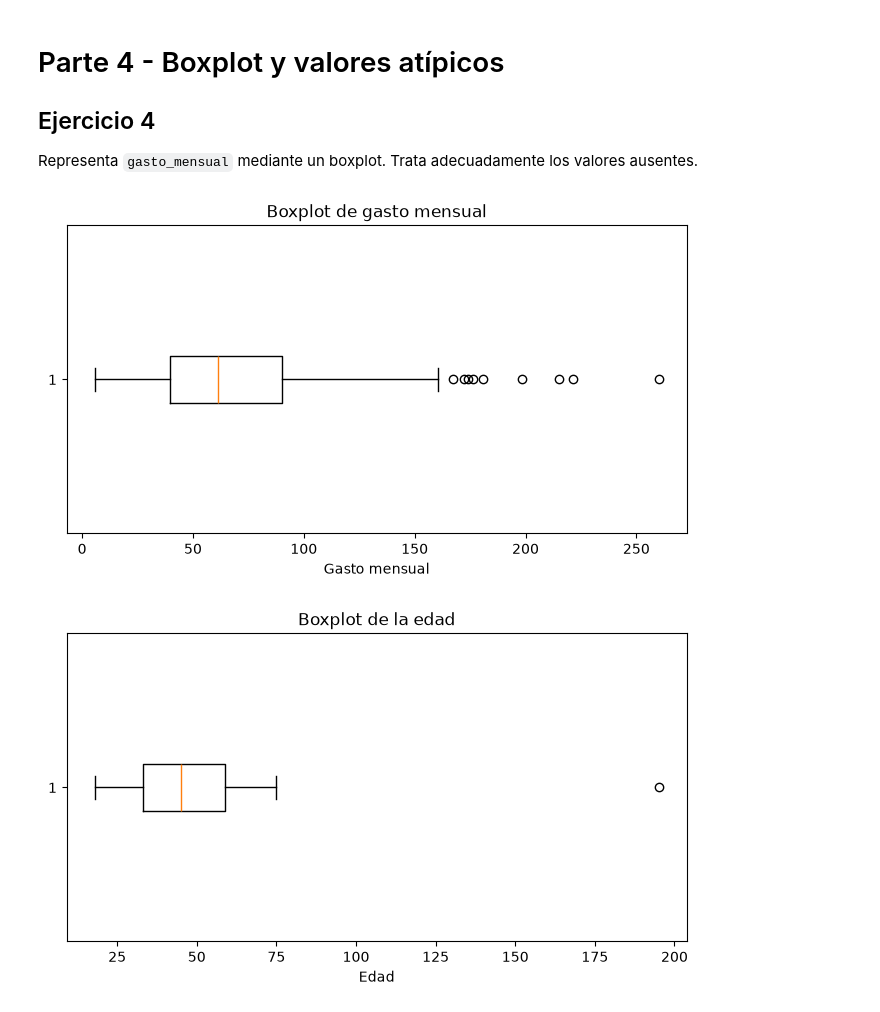
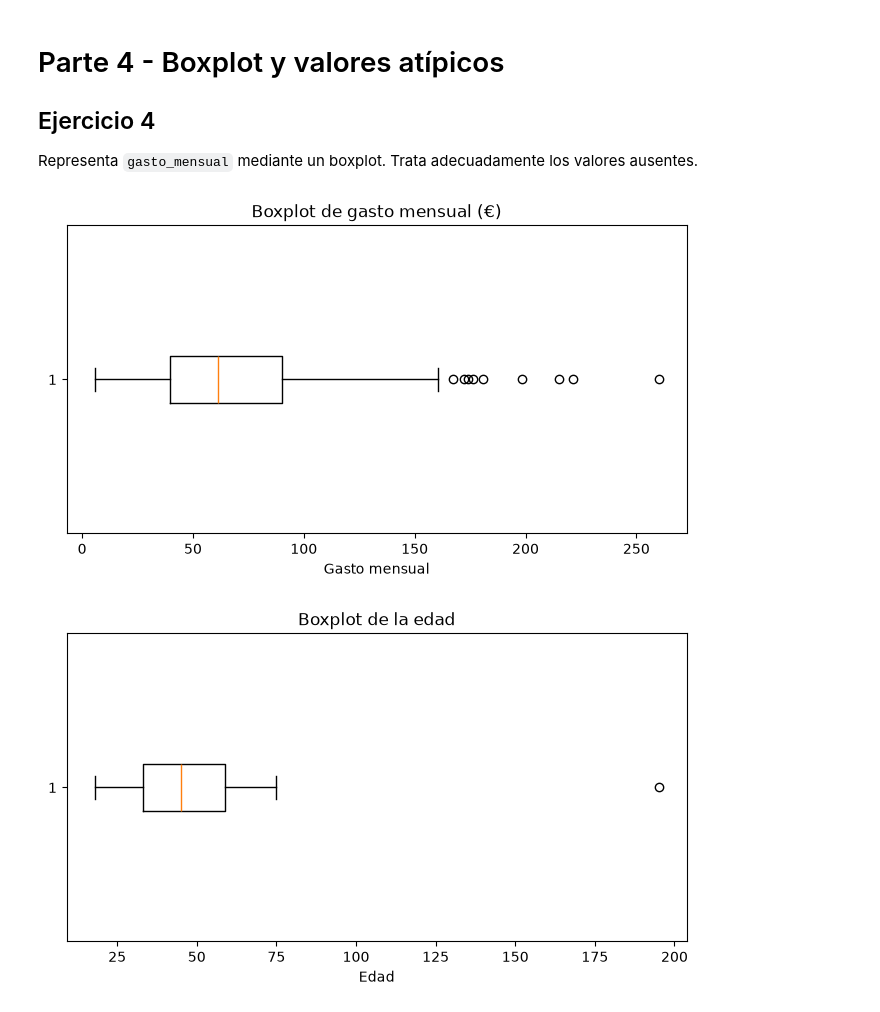
Before and after one commit to Dcuevasgil/sistemas-aprendizaje-automatico, a Jupyter notebook: UD2/practica-5/Practica_05.ipynb, the cells around one changed output. Drawn from its saved outputs; the diff is of its cells as text; code cells hidden in the pictures.

```diff
--- a/UD2/practica-5/Practica_05.ipynb
+++ b/UD2/practica-5/Practica_05.ipynb
@@ -261,12 +267,12 @@ Representa `gasto_mensual` mediante un boxplot. Trata adecuadamente los valores
 # %%
 # TODO: crea un boxplot de gasto_mensual
 plt.figure(figsize=(8, 4))
 caja = plt.boxplot(df['gasto_mensual'].dropna(), orientation="horizontal")
 plt.xlabel("Gasto mensual")
-plt.title("Boxplot de gasto mensual")
+plt.title("Boxplot de gasto mensual (€)")
 plt.show()
 # %% [output]
-[figure, old version]
+[figure, new version]
 # %%
 plt.figure(figsize=(8, 4))
 plt.boxplot(df['edad'], orientation="horizontal")
```
Also changed, not shown: parts of 34 cells of this notebook.
